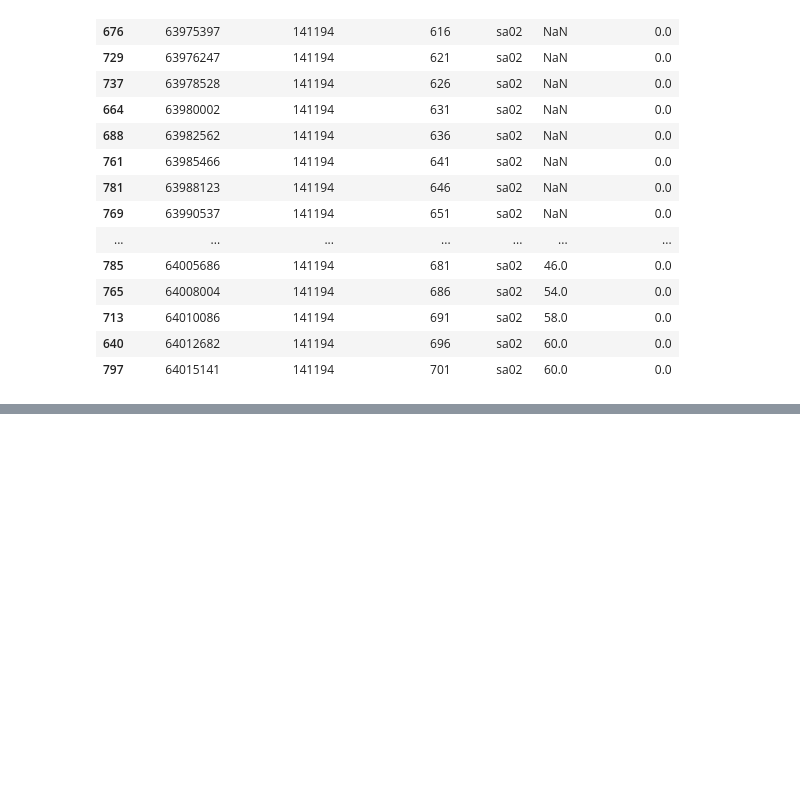
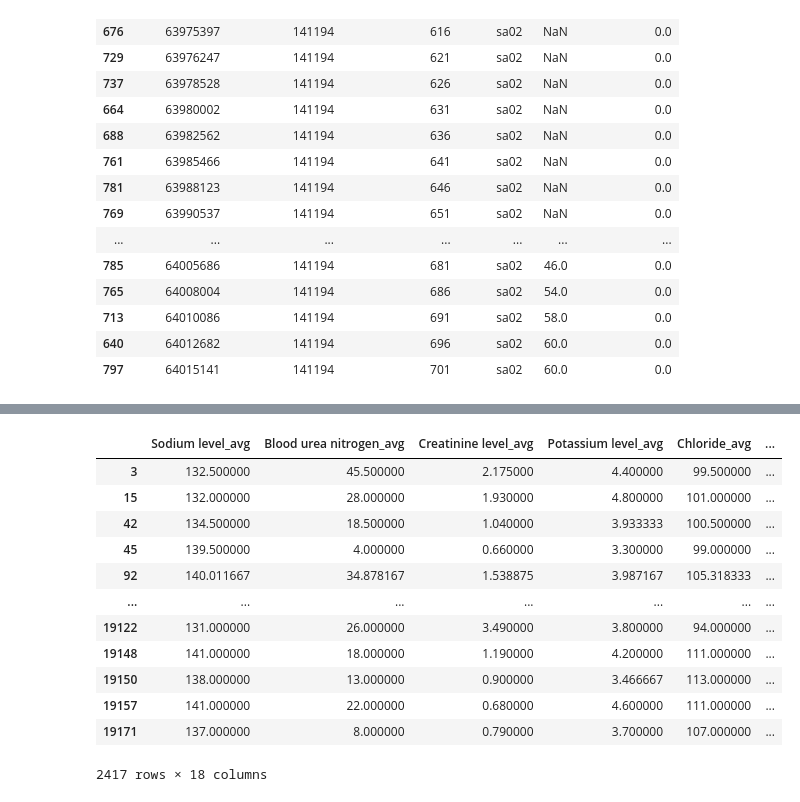
Before and after one commit to ryashpal/eICU-EHR-Pipeline, a Jupyter notebook: notebooks/testing.ipynb, the cells around one changed output, grey strips where cells are left out. Saved outputs shown, nothing was run; the diff lists cells and outputs as text; code cells hidden in the pictures; blank space fills up the shorter version.

```diff
--- a/notebooks/testing.ipynb
+++ b/notebooks/testing.ipynb
@@ -385,0 +426,17 @@ df[df.observationday == 0].sort_values('observationoffset', ascending=True)[120:
+# %%
+X = dataDf[["Sodium level_avg", "Blood urea nitrogen_avg", "Creatinine level_avg", "Potassium level_avg", "Chloride_avg", "Hematocrit_avg", "Haemoglobin estimation_avg", "Platelet count_avg", "Red blood cell count_avg", "Calcium level_avg", "MCV - Mean corpuscular volume_avg", "MCHC - Mean corpuscular haemoglobin concentration_avg", "MCH - Mean corpuscular haemoglobin_avg", "White blood cell count_avg", "Red blood cell distribution width_avg", "Glucose level_avg", "Bicarbonate level_avg", "Anion gap_avg"]]
+X
+# %% [output]
+|  | Sodium level_avg | Blood urea nitrogen_avg | Creatinine level_avg | Potassium level_avg | Chloride_avg | ... |
+| 3 | 132.500000 | 45.500000 | 2.175000 | 4.400000 | 99.500000 | ... |
+| 15 | 132.000000 | 28.000000 | 1.930000 | 4.800000 | 101.000000 | ... |
+| 42 | 134.500000 | 18.500000 | 1.040000 | 3.933333 | 100.500000 | ... |
+| 45 | 139.500000 | 4.000000 | 0.660000 | 3.300000 | 99.000000 | ... |
+| 92 | 140.011667 | 34.878167 | 1.538875 | 3.987167 | 105.318333 | ... |
+| ... | ... | ... | ... | ... | ... | ... |
+| 19122 | 131.000000 | 26.000000 | 3.490000 | 3.800000 | 94.000000 | ... |
+| 19148 | 141.000000 | 18.000000 | 1.190000 | 4.200000 | 111.000000 | ... |
+| 19150 | 138.000000 | 13.000000 | 0.900000 | 3.466667 | 113.000000 | ... |
+| 19157 | 141.000000 | 22.000000 | 0.680000 | 4.600000 | 111.000000 | ... |
+| 19171 | 137.000000 | 8.000000 | 0.790000 | 3.700000 | 107.000000 | ... |
+2417 rows × 18 columns
```
Also changed, not shown: parts of 7 cells of this notebook, 6 other files.
